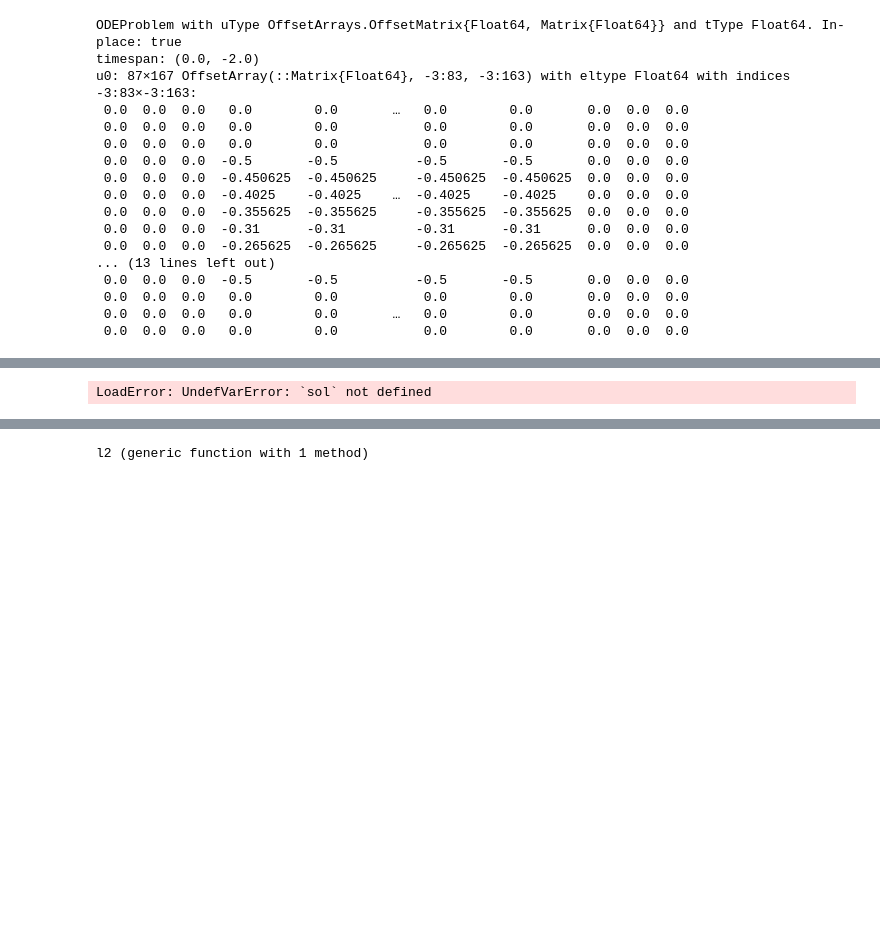
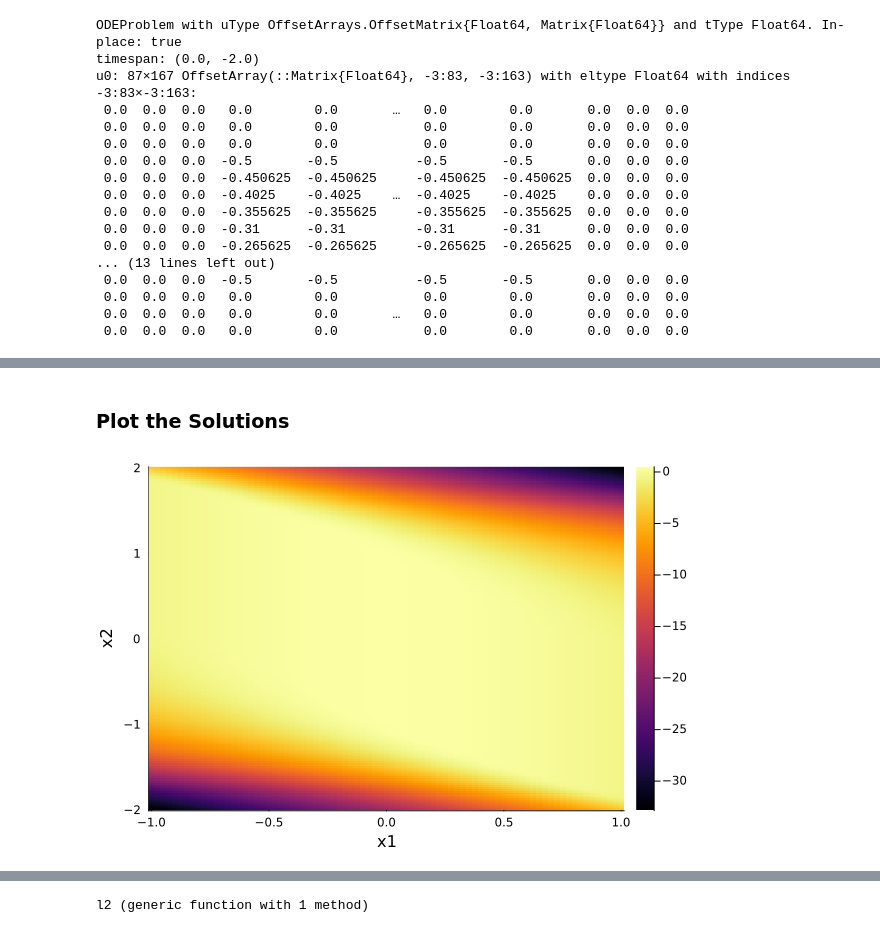
Before and after one commit to dev10110/HJB.jl, a Jupyter notebook: examples/double_integrator.ipynb, the cells around one changed output, grey strips where cells are left out. Saved outputs shown, nothing was run; the diff lists cells and outputs as text; code cells hidden in the pictures; blank space fills up the shorter version.

```diff
--- a/examples/double_integrator.ipynb
+++ b/examples/double_integrator.ipynb
@@ -200,5 +161,6 @@ LoadError: UndefVarError: `SSPRK53` not defined
+# %% [markdown]
+### Plot the Solutions
 # %%
-plot()
-plot_grid!(sol.u[end], grid)
+hjb_plot(grid, sol.u[end])
 # %% [output]
-LoadError: UndefVarError: `sol` not defined
+[figure, added]
```
Also changed, not shown: parts of 45 cells of this notebook, 9 other files.
